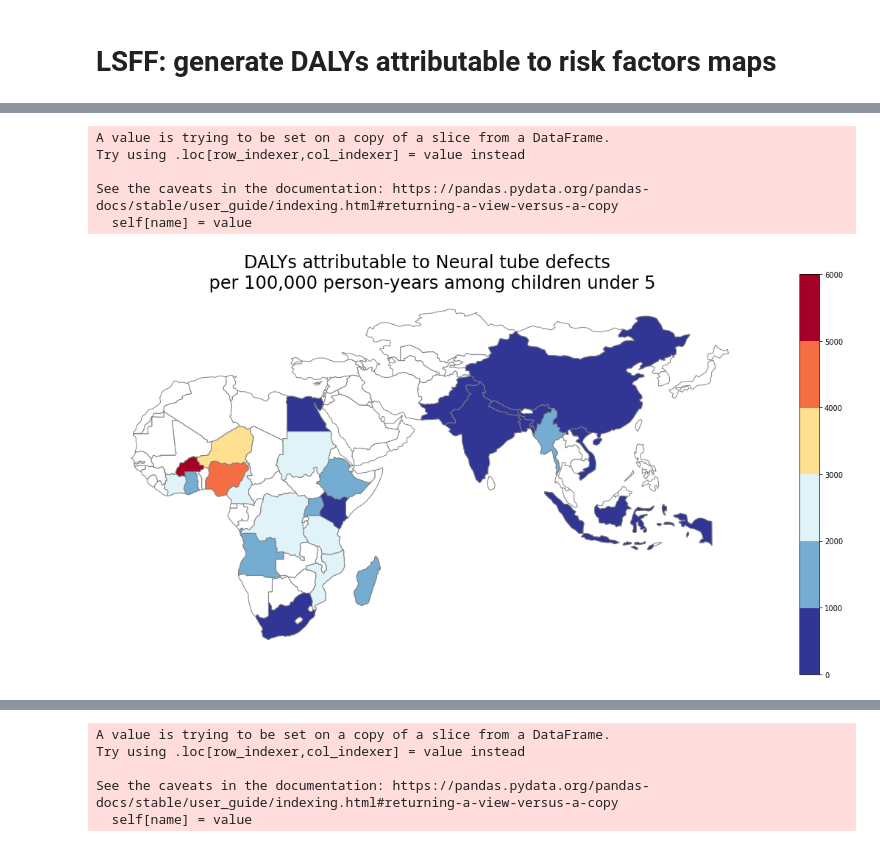
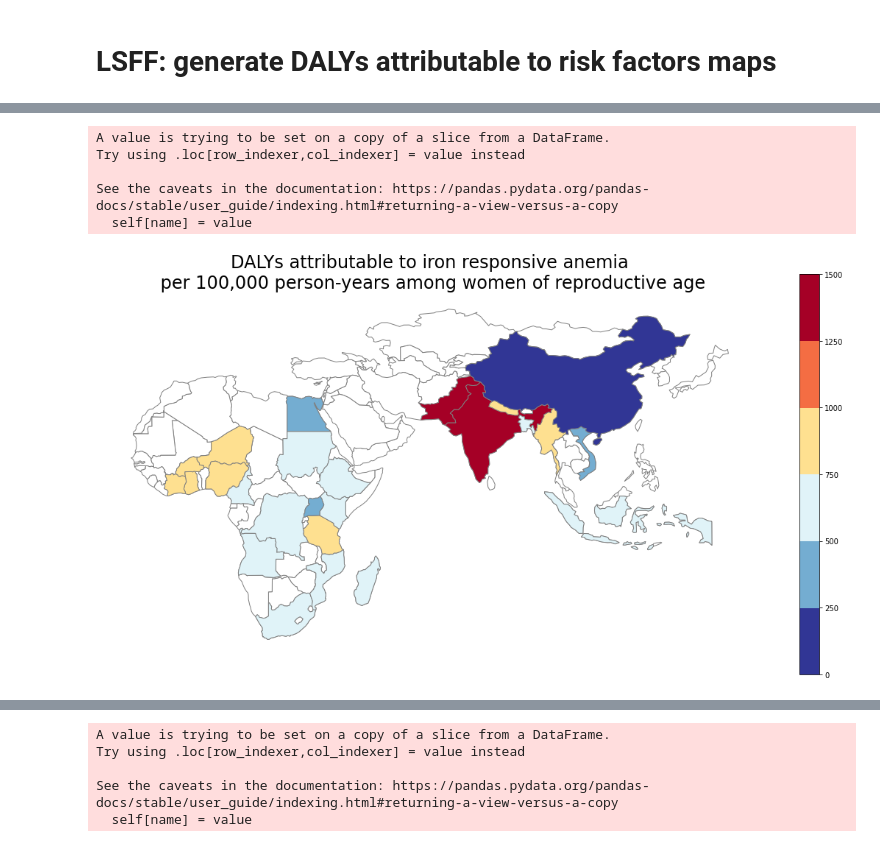
Before and after one commit to ihmeuw/vivarium_data_analysis, a Jupyter notebook: pre_processing/lsff_project/data_prep/gen_outputs/2021_LSFF_dalys_attributable_map.ipynb, the cells around one changed output, grey strips where cells are left out. Drawn from its saved outputs; the diff is of its cells as text; code cells hidden in the pictures.

Commit message:
added iron

```diff
--- a/pre_processing/lsff_project/data_prep/gen_outputs/2021_LSFF_dalys_attributable_map.ipynb
+++ b/pre_processing/lsff_project/data_prep/gen_outputs/2021_LSFF_dalys_attributable_map.ipynb
@@ -45,6 +45,31 @@ def adjust_loc_names(df):
 
     df.location_name = df.location_name.map(location_name_map)
     return df
+# %%
+def pull_iron():
+    iron_path = '/ihme/homes/beatrixh/notebooks/viv_rsc/data_prep/inputs/iron_data_summary.csv'
+    iron = pd.read_csv(iron_path)
+    iron = pd.pivot_table(data = iron[(iron.parameter=="Total iron responsive anemia")&(iron.measure=="ylds")],
+                  index = 'location_name',
+                  columns = ['metric_id','age'],
+                  values = 'mean')
+    iron.columns = [' '.join(col).strip() for col in iron.columns.values]
+    iron = iron.reset_index()
+
+    rename_iron = {
+     'count Reproductive age': 'mean_iron_dalys_reprod_age',
+     'count Under Five': 'mean_iron_dalys_u5',
+     'rate Reproductive age': 'mean_iron_dalys_per_100k_py_reprod_age',
+     'rate Under Five': 'mean_iron_dalys_per_100k_py_u5'
+    }
+    iron = iron.rename(columns = rename_iron)
+
+    ## scale up
+    iron.mean_iron_dalys_per_100k_py_u5 = iron.mean_iron_dalys_per_100k_py_u5 * 100_000
+    iron.mean_iron_dalys_per_100k_py_reprod_age = iron.mean_iron_dalys_per_100k_py_reprod_age * 100_000
+
+    iron = adjust_loc_names(iron)
+    return iron
 # %%
 def pull_ntd():
     ntd_path = '/ihme/homes/beatrixh/notebooks/viv_rsc/data_prep/inputs/ntd_data_summary.csv'
@@ -95,11 +120,11 @@ def pull_zinc():
     zinc = adjust_loc_names(zinc)
     return zinc
 # %%
-def plot_map(shapefiles, risk, var_name, step = 200, n_colors = 5):
+def plot_map(shapefiles, title, var_name, step = 200, n_colors = 5):
     fig, ax = plt.subplots(figsize=(20,10))
 
     ax.set_aspect('equal')
-    ax.set_title(f'DALYs attributable to {risk} among children under 5', fontsize = 24)
+    ax.set_title(title, fontsize = 24)
 
     ax.set_axis_off()
 
@@ -198,5 +152,5 @@ See the caveats in the documentation: https://pandas.pydata.org/pandas-docs/stab
 # %%
-def output_map(df, save_path, risk, var_name, step, n_colors):
+def output_map(df, save_path, title, var_name, step, n_colors):
 
     assert(len(df[df.location_name.isna()])==0)
     assert len([i for i in df.location_name.unique() if i not in world.location_name.unique()])==0
@@ -204,7 +158,7 @@ def output_map(df, save_path, risk, var_name, step, n_colors):
     shapefiles = world.merge(df, on = 'location_name', how = 'right')
     pdf = matplotlib.backends.backend_pdf.PdfPages(save_path)
 
-    fig = plot_map(shapefiles = shapefiles, risk = risk, var_name = var_name, step = step, n_colors = n_colors)
+    fig = plot_map(shapefiles = shapefiles, title = title, var_name = var_name, step = step, n_colors = n_colors)
     pdf.savefig(fig)
 
     pdf.close()
@@ -211,16 +222,16 @@ def output_map(df, save_path, risk, var_name, step, n_colors):
 # %%
-df = pull_ntd()
-save_path = '/ihme/homes/beatrixh/notebooks/viv_rsc/data_prep/outputs/plots/mean_ntd_dalys_per_100k_py_u5.pdf'
-risk = 'Neural tube defects \n per 100,000 person-years'
-var_name = 'mean_ntd_dalys_per_100k_py_u5'
-step = 1_000
+df = pull_iron()
+save_path = '/ihme/homes/beatrixh/notebooks/viv_rsc/data_prep/outputs/plots/women_reprod_age_iron_dalys_per_100k_py_map.pdf'
+risk = 'DALYs attributable to iron responsive anemia\n per 100,000 person-years among women of reproductive age'
+var_name = 'mean_iron_dalys_per_100k_py_reprod_age'
+step = 250
 n_colors = 6
 
 output_map(df, save_path, risk, var_name, step, n_colors)
 # %% [output]
 A value is trying to be set on a copy of a slice from a DataFrame.
 Try using .loc[row_indexer,col_indexer] = value instead
 
 See the caveats in the documentation: https://pandas.pydata.org/pandas-docs/stable/user_guide/indexing.html#returning-a-view-versus-a-copy
   self[name] = value
-[figure, old version]
+[figure, new version]
```
Also changed, not shown: parts of 17 cells of this notebook.
